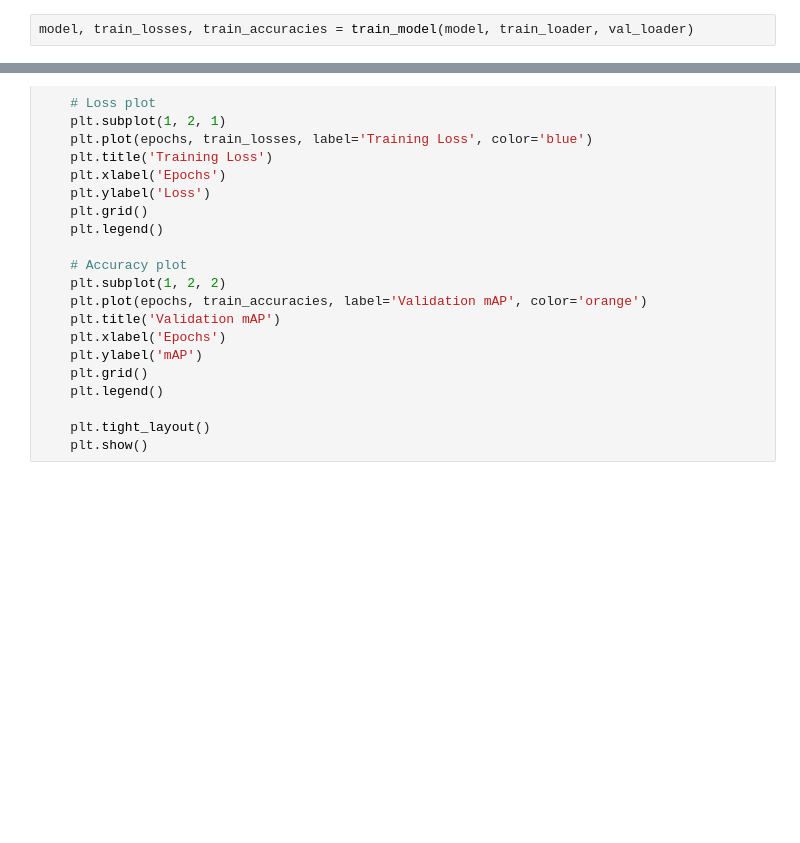
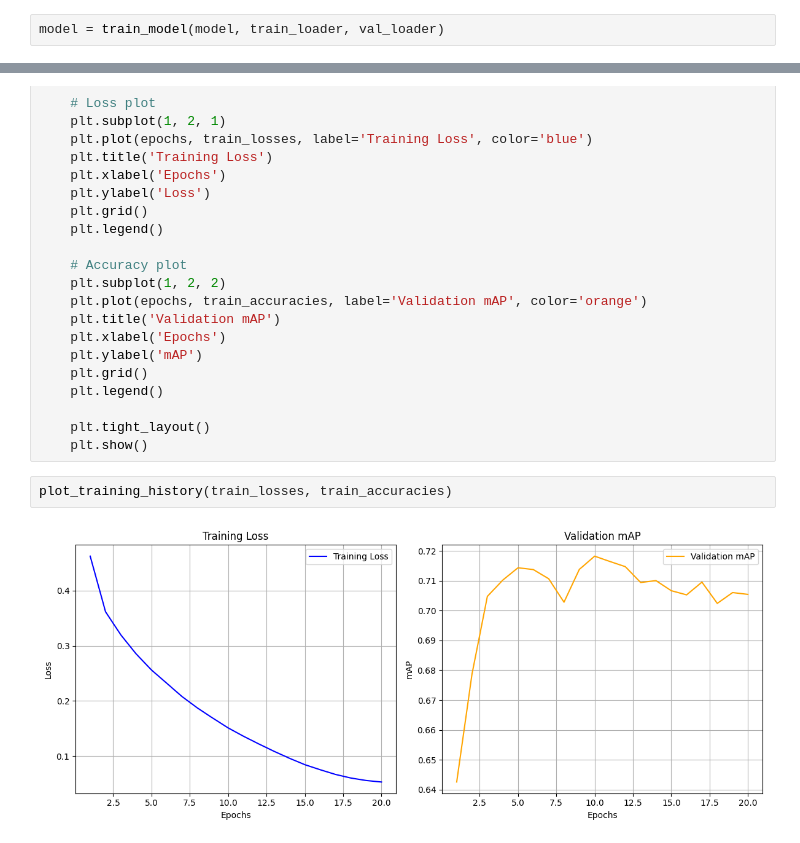
Before and after one commit to TrgPhan/ExDark-Object-Detection, a Jupyter notebook: faster_rcnn_train.ipynb, the cells around one changed output, grey strips where cells are left out. Saved outputs shown, nothing was run; the diff lists cells and outputs as text; blank space fills up the shorter version.

```diff
--- a/faster_rcnn_train.ipynb
+++ b/faster_rcnn_train.ipynb
@@ -490,2 +525,2 @@ def train_model(model, train_loader, val_loader, epochs=20, lr=7e-5, warmup_epoc
 # %%
-model, train_losses, train_accuracies = train_model(model, train_loader, val_loader)
+model = train_model(model, train_loader, val_loader)
@@ -626,3 +781,7 @@ def plot_training_history(train_losses, train_accuracies):
 
     plt.tight_layout()
     plt.show()
+# %%
+plot_training_history(train_losses, train_accuracies)
+# %% [output]
+[figure, added]
```
Also changed, not shown: parts of 10 cells of this notebook, 40 other files.
